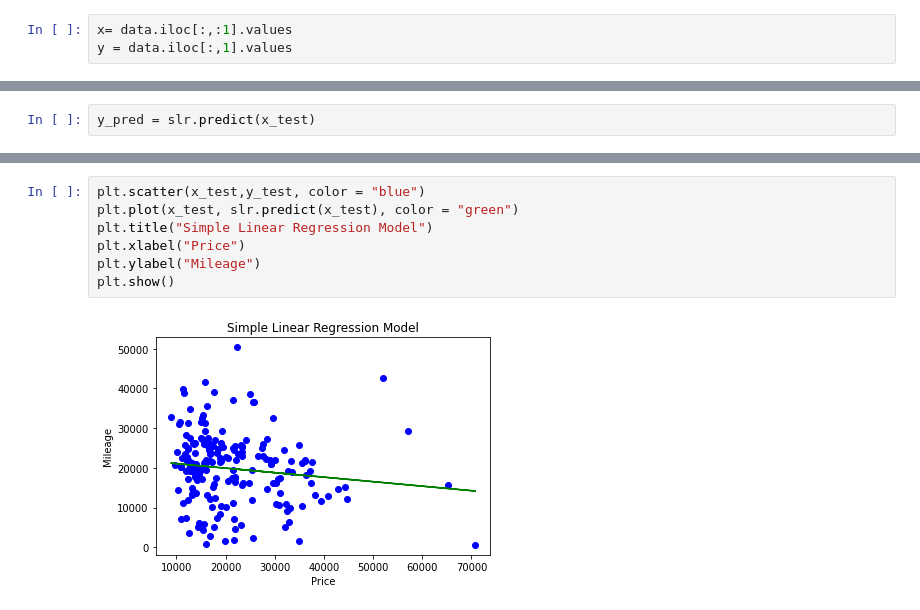
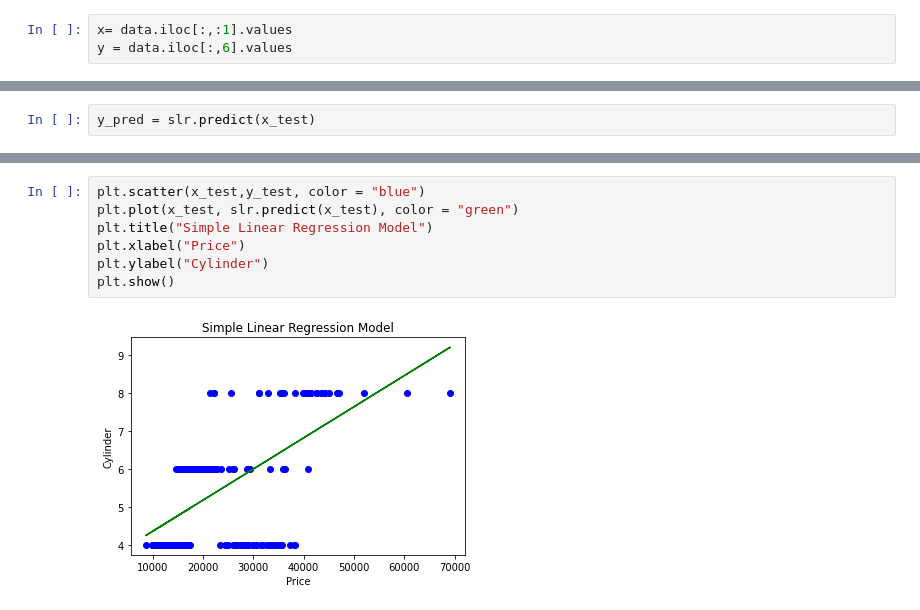
Before and after one commit to MdImran2021/DS_Days, a Jupyter notebook: Day5_hw.ipynb, the cells around one changed output, grey strips where cells are left out. Saved outputs shown, nothing was run; the diff lists cells and outputs as text.

```diff
--- a/Day5_hw.ipynb
+++ b/Day5_hw.ipynb
@@ -9,7 +9,7 @@ import pandas as pd
 data = pd.read_csv("/content/Car.csv")
 # %%
 x= data.iloc[:,:1].values
-y = data.iloc[:,1].values
+y = data.iloc[:,6].values
 # %%
 from sklearn.model_selection import train_test_split
 x_train, x_test, y_train, y_test = train_test_split(x,y,test_size = 0.25)
@@ -110,9 +110,9 @@ plt.show()
 # %%
 plt.scatter(x_test,y_test, color = "blue")
 plt.plot(x_test, slr.predict(x_test), color = "green")
 plt.title("Simple Linear Regression Model")
 plt.xlabel("Price")
-plt.ylabel("Mileage")
+plt.ylabel("Cylinder")
 plt.show()
 # %% [output]
-[figure, old version]
+[figure, new version]
```
Also changed, not shown: parts of 4 cells of this notebook.
